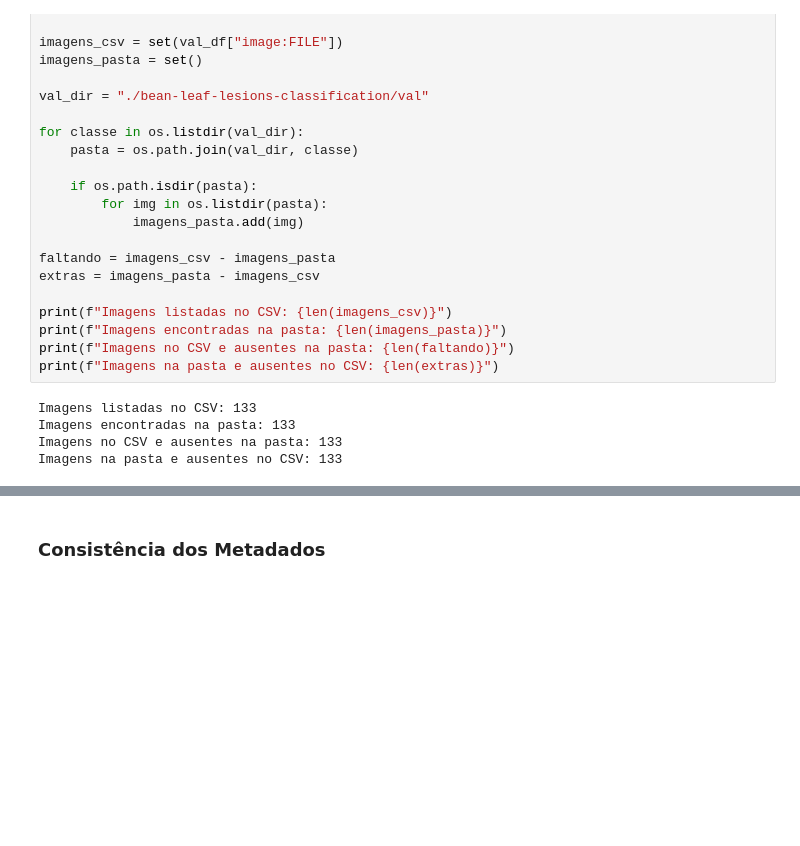
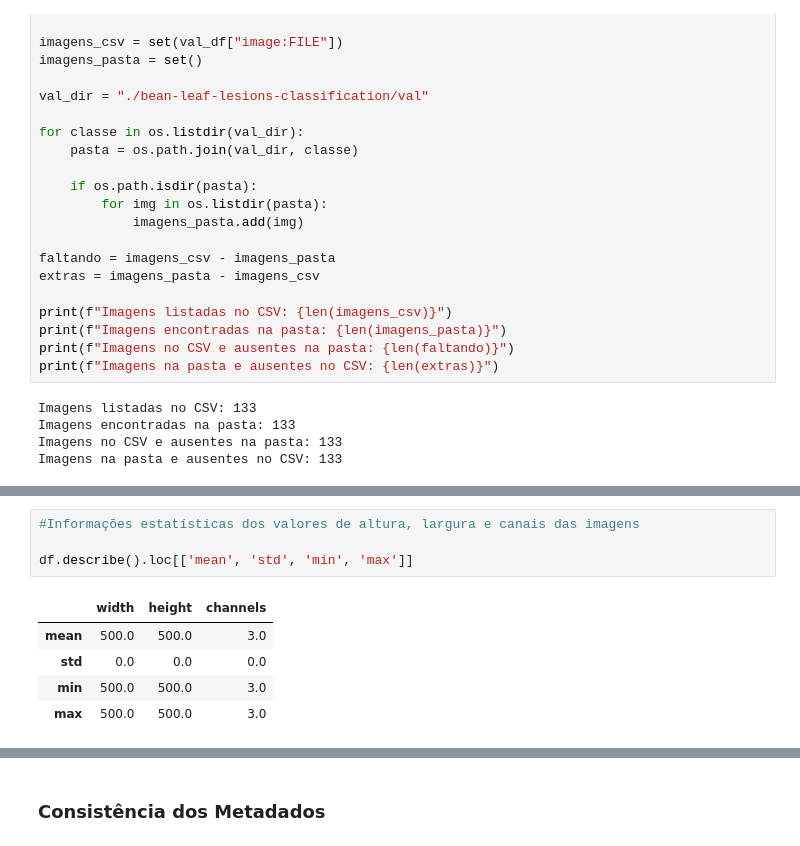
Before and after one commit to engcriscunha/avanti-bean-leaf-classification, a Jupyter notebook: squad_03_bean_leaf_classification.ipynb, the cells around one changed output, grey strips where cells are left out. Drawn from its saved outputs; the diff is of its cells as text; blank space fills up the shorter version.

```diff
--- a/squad_03_bean_leaf_classification.ipynb
+++ b/squad_03_bean_leaf_classification.ipynb
@@ -223,0 +268,10 @@ Imagens na pasta e ausentes no CSV: 133
+# %%
+#Informações estatísticas dos valores de altura, largura e canais das imagens
+
+df.describe().loc[['mean', 'std', 'min', 'max']]
+# %% [output]
+|  | width | height | channels |
+| mean | 500.0 | 500.0 | 3.0 |
+| std | 0.0 | 0.0 | 0.0 |
+| min | 500.0 | 500.0 | 3.0 |
+| max | 500.0 | 500.0 | 3.0 |
```
Also changed, not shown: parts of 6 cells of this notebook.
